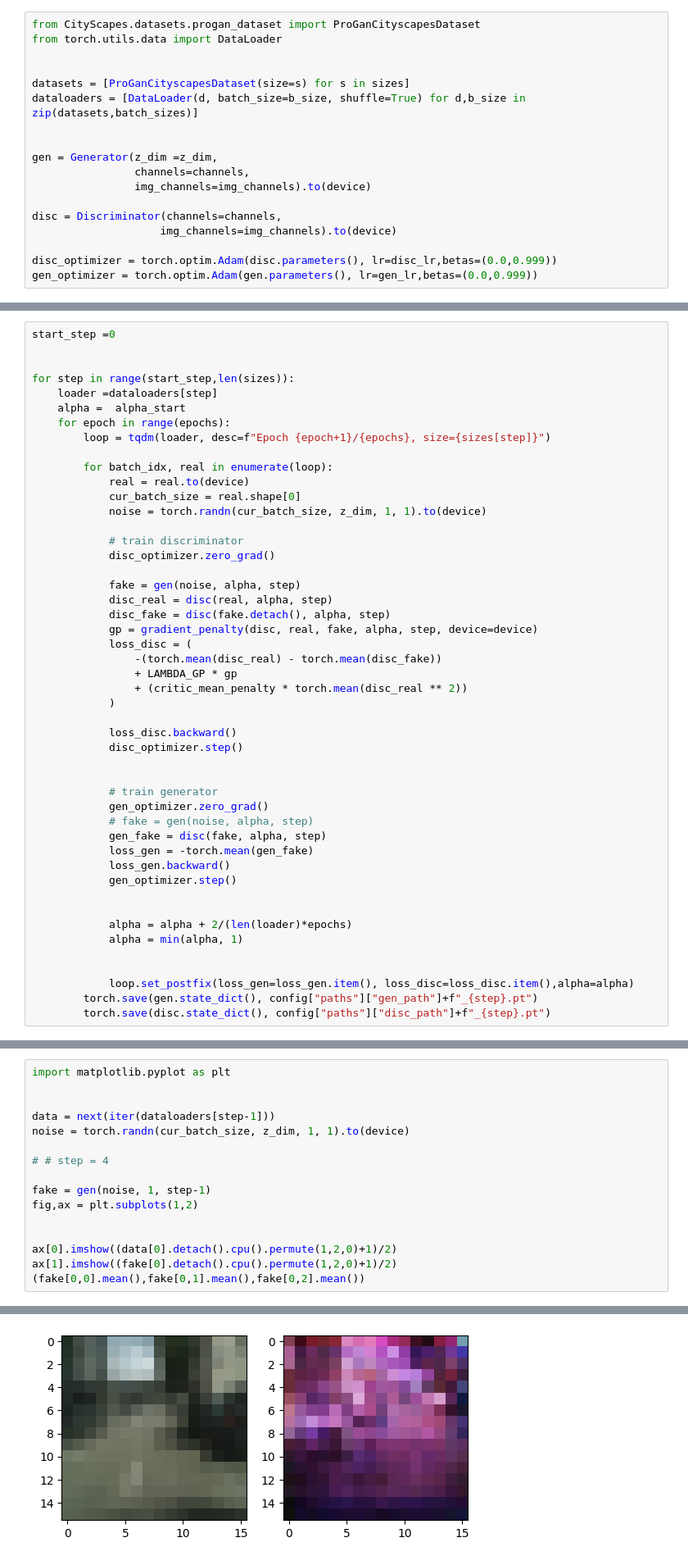
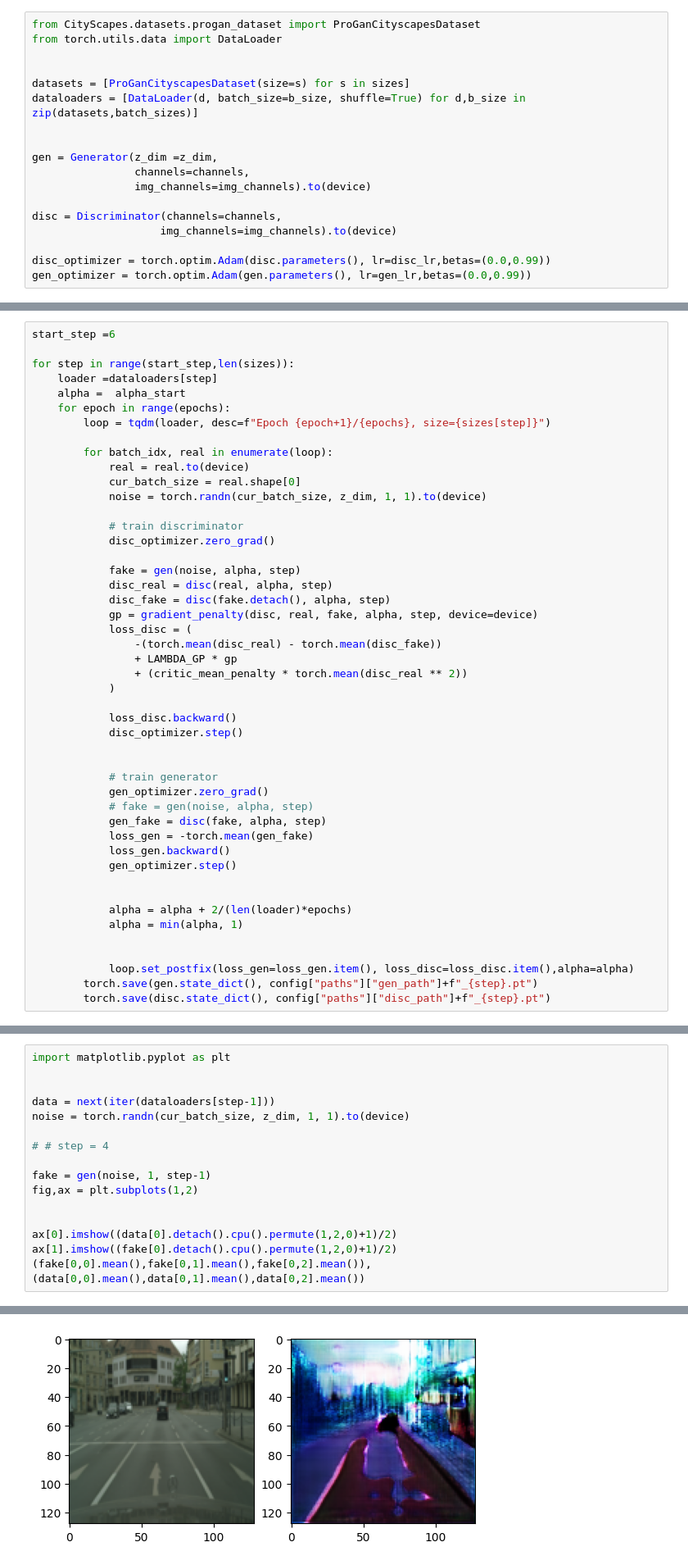
Before and after one commit to Ilias-Paralikas/Unsupervised-Learning, a Jupyter notebook: progan.ipynb, the cells around one changed output, grey strips where cells are left out. Shown at 82% size. Drawn from its saved outputs; the diff is of its cells as text.

```diff
--- a/progan.ipynb
+++ b/progan.ipynb
@@ -290,8 +299,8 @@ gen = Generator(z_dim =z_dim,
 disc = Discriminator(channels=channels,
                     img_channels=img_channels).to(device)
 
-disc_optimizer = torch.optim.Adam(disc.parameters(), lr=disc_lr,betas=(0.0,0.999))
-gen_optimizer = torch.optim.Adam(gen.parameters(), lr=gen_lr,betas=(0.0,0.999))
+disc_optimizer = torch.optim.Adam(disc.parameters(), lr=disc_lr,betas=(0.0,0.99))
+gen_optimizer = torch.optim.Adam(gen.parameters(), lr=gen_lr,betas=(0.0,0.99))
 # %%
 #  torch.save(gen.state_dict(), f"gen_{step}.pt")
 #         torch.save(disc.state_dict(), f"disc_{step}.pt")
@@ -300,8 +309,7 @@ gen_optimizer = torch.optim.Adam(gen.parameters(), lr=gen_lr,betas=(0.0,0.999))
 # gen.load_state_dict(torch.load(f"gen_{5}.pt"))
 # disc.load_state_dict(torch.load(f"disc_{5}.pt"))
 # %%
-start_step =0
-
+start_step =6
 
 for step in range(start_step,len(sizes)):
     loader =dataloaders[step]
@@ -362,5 +372,5 @@ fig,ax = plt.subplots(1,2)
 
 ax[0].imshow((data[0].detach().cpu().permute(1,2,0)+1)/2)
 ax[1].imshow((fake[0].detach().cpu().permute(1,2,0)+1)/2)
-(fake[0,0].mean(),fake[0,1].mean(),fake[0,2].mean())
+(fake[0,0].mean(),fake[0,1].mean(),fake[0,2].mean()),(data[0,0].mean(),data[0,1].mean(),data[0,2].mean())
 # %% [output]
@@ -370 +381 @@ ax[1].imshow((fake[0].detach().cpu().permute(1,2,0)+1)/2)
-[figure, old version]
+[figure, new version]
```
Also changed, not shown: parts of 4 cells of this notebook, 12 other files.
